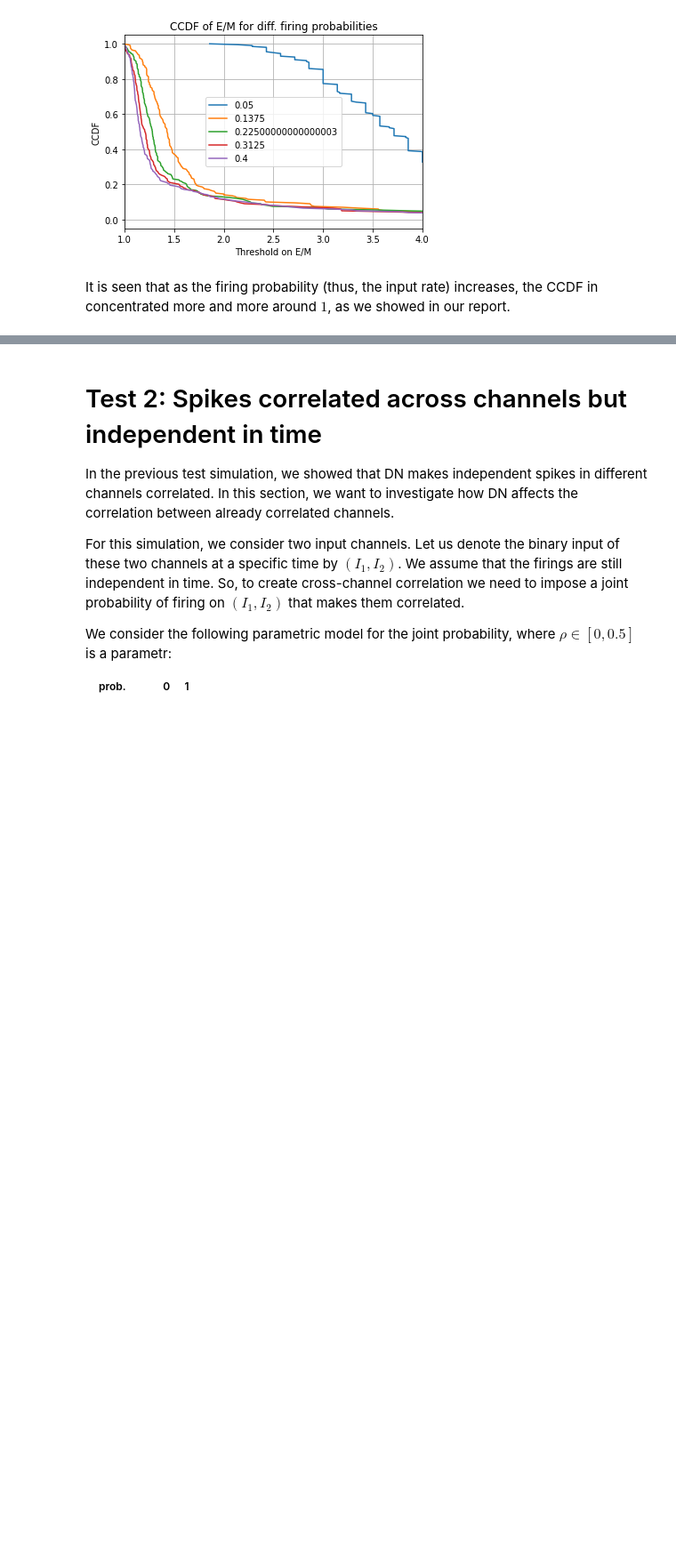
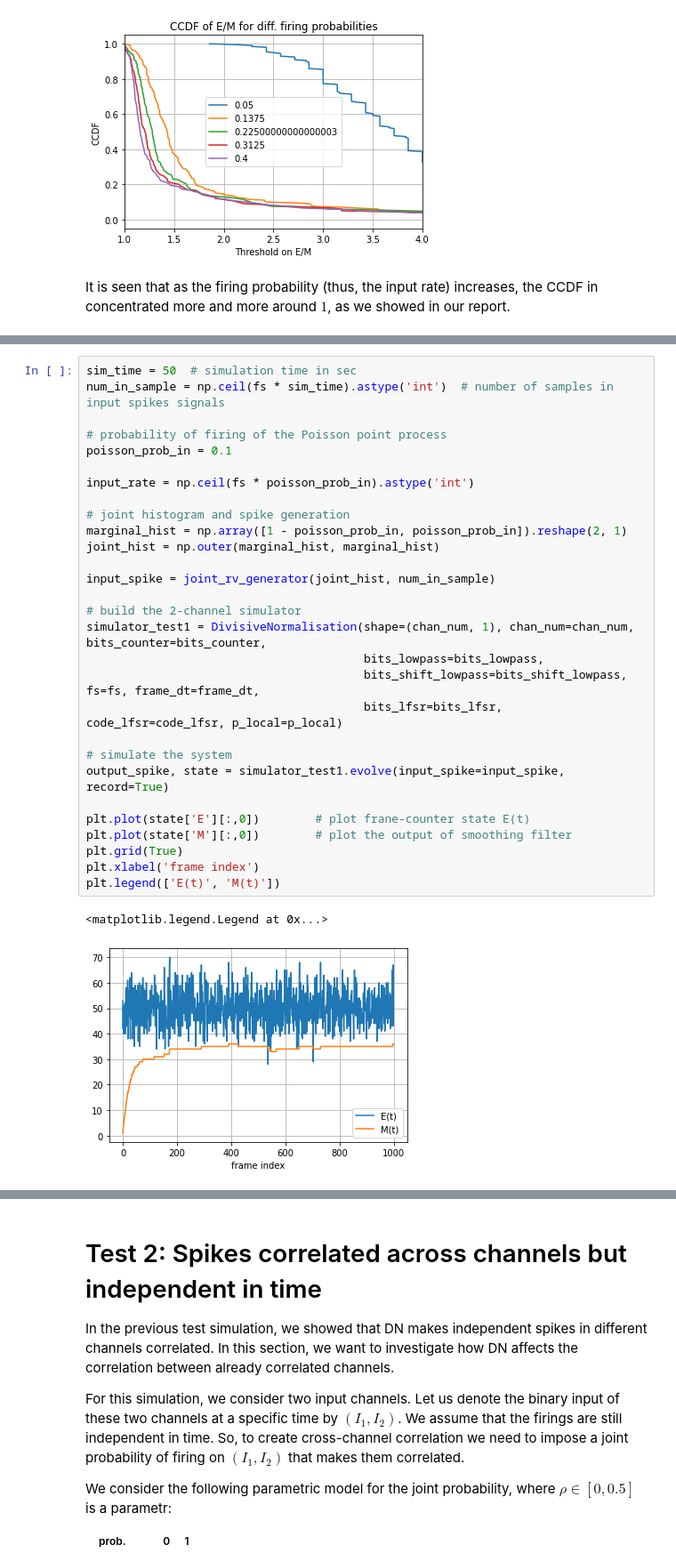
Before and after one commit to synsense/rockpool, a Jupyter notebook: rockpool/devices/xylo/simulation_DN.ipynb, the cells around one changed output, grey strips where cells are left out. Shown at 89% size. Saved outputs shown, nothing was run; the diff lists cells and outputs as text; blank space fills up the shorter version.

Commit message:
The simulation file was updated to include also the effect of quantization on the steady-state behavior of the smoothing filter.

```diff
--- a/rockpool/devices/xylo/simulation_DN.ipynb
+++ b/rockpool/devices/xylo/simulation_DN.ipynb
@@ -217,0 +240,32 @@ It is seen that as the firing probability (thus, the input rate) increases, the
+# %%
+sim_time = 50  # simulation time in sec
+num_in_sample = np.ceil(fs * sim_time).astype('int')  # number of samples in input spikes signals
+
+# probability of firing of the Poisson point process
+poisson_prob_in = 0.1
+
+input_rate = np.ceil(fs * poisson_prob_in).astype('int')
+
+# joint histogram and spike generation
+marginal_hist = np.array([1 - poisson_prob_in, poisson_prob_in]).reshape(2, 1)
+joint_hist = np.outer(marginal_hist, marginal_hist)
+
+input_spike = joint_rv_generator(joint_hist, num_in_sample)
+
+# build the 2-channel simulator
+simulator_test1 = DivisiveNormalisation(shape=(chan_num, 1), chan_num=chan_num, bits_counter=bits_counter,
+                                        bits_lowpass=bits_lowpass,
+                                        bits_shift_lowpass=bits_shift_lowpass, fs=fs, frame_dt=frame_dt,
+                                        bits_lfsr=bits_lfsr, code_lfsr=code_lfsr, p_local=p_local)
+
+# simulate the system
+output_spike, state = simulator_test1.evolve(input_spike=input_spike, record=True)
+
+plt.plot(state['E'][:,0])        # plot frane-counter state E(t)
+plt.plot(state['M'][:,0])        # plot the output of smoothing filter
+plt.grid(True)
+plt.xlabel('frame index')
+plt.legend(['E(t)', 'M(t)'])
+# %% [output]
+<matplotlib.legend.Legend at 0x...>
+[figure, added]
```
Also changed, not shown: parts of 6 cells of this notebook, 1 other file.
